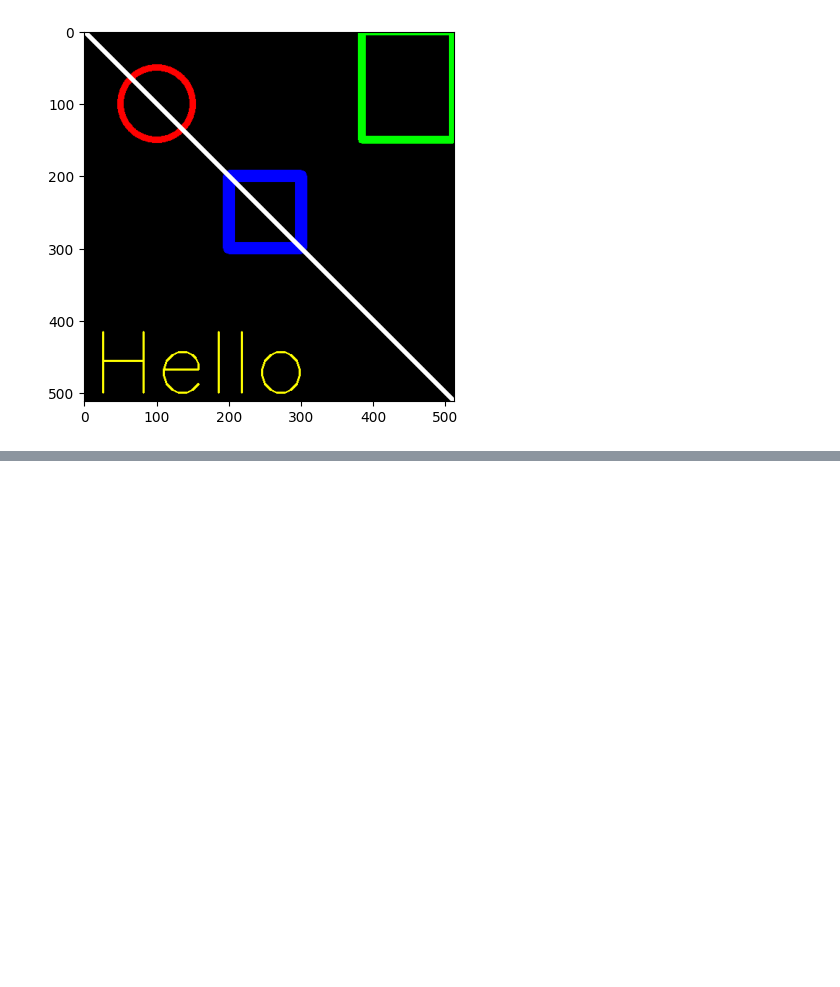
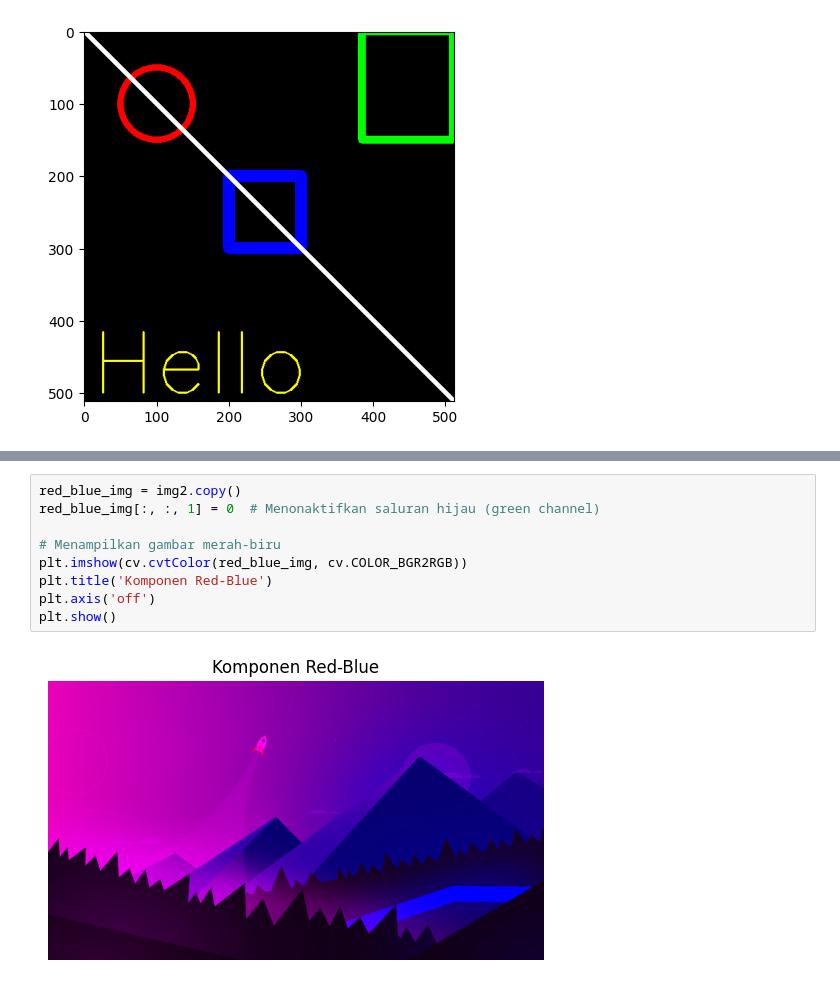
Before and after one commit to Elfeny7/ComputerVision_Learn, a Jupyter notebook: Week2.ipynb, the cells around one changed output, grey strips where cells are left out. Saved outputs shown, nothing was run; the diff lists cells and outputs as text; blank space fills up the shorter version.

```diff
--- a/Week2.ipynb
+++ b/Week2.ipynb
@@ -101,0 +174,11 @@ plt.imshow(black_img)
+# %%
+red_blue_img = img2.copy()
+red_blue_img[:, :, 1] = 0  # Menonaktifkan saluran hijau (green channel)
+
+# Menampilkan gambar merah-biru
+plt.imshow(cv.cvtColor(red_blue_img, cv.COLOR_BGR2RGB))
+plt.title('Komponen Red-Blue')
+plt.axis('off')
+plt.show()
+# %% [output]
+[figure, added]
```
Also changed, not shown: parts of 11 cells of this notebook.
